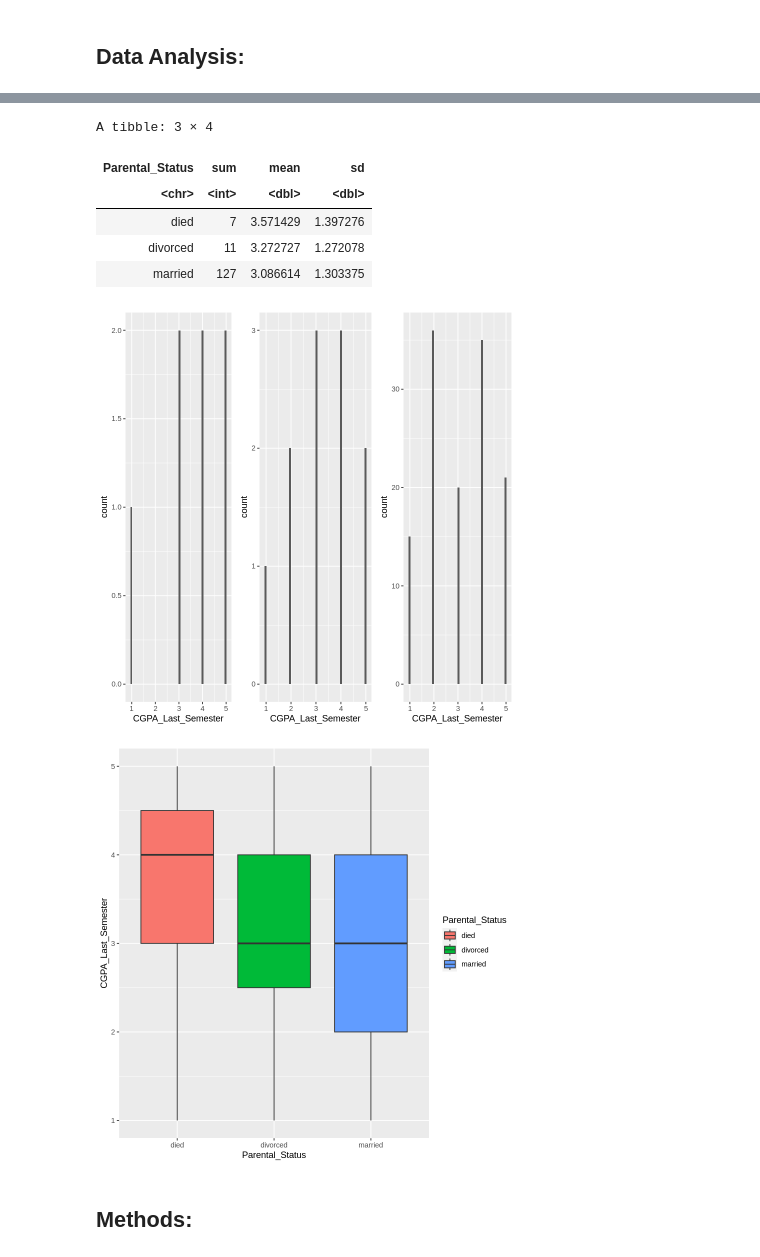
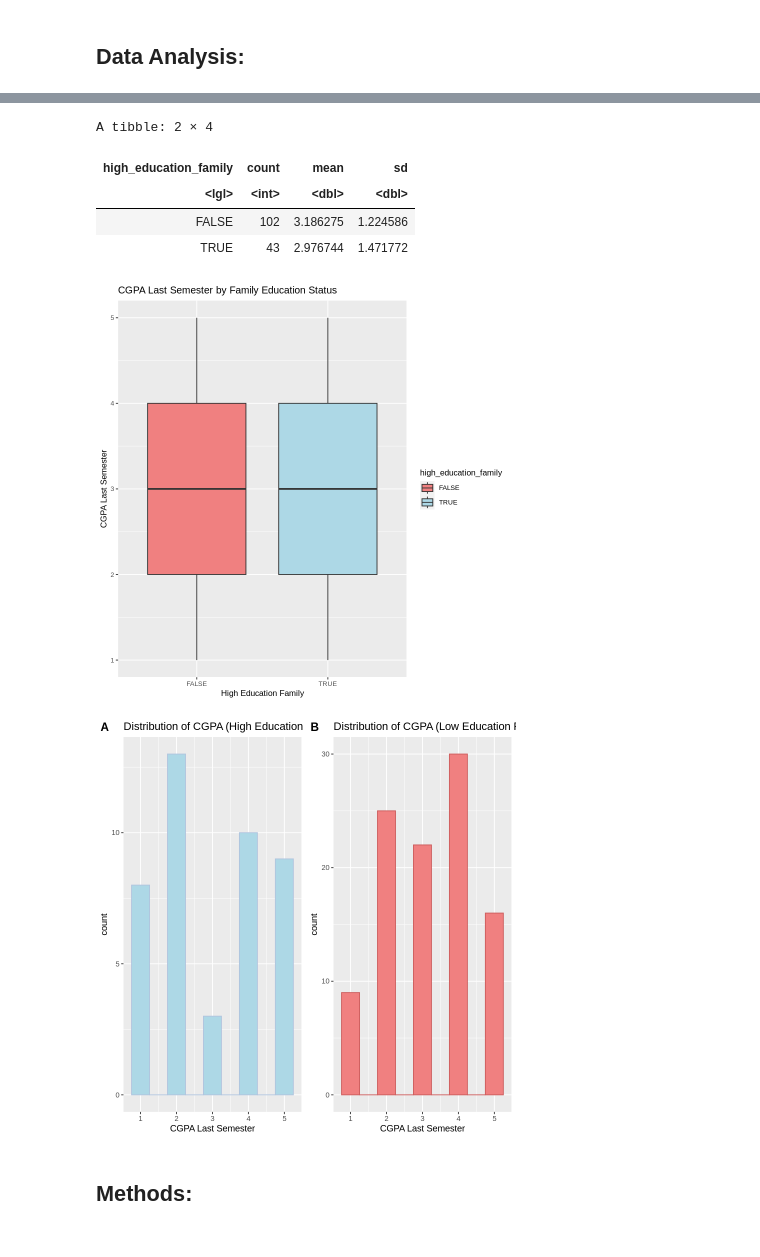
Before and after one commit to DanielHuangjiakang/Academic_Success_and_Parental_Education_Analysis-STAT201Group29, a Jupyter notebook: STAT201_GroupProposal.ipynb, the cells around one changed output, grey strips where cells are left out. Saved outputs shown, nothing was run; the diff lists cells and outputs as text; code cells hidden in the pictures.

```diff
--- a/STAT201_GroupProposal.ipynb
+++ b/STAT201_GroupProposal.ipynb
@@ -38,10 +38,7 @@ Investigating the factors that affect students' academic grades is a crucial are
 # %%
 # Read the CSV file
 student_data <- read_csv("student.csv", col_names = TRUE, show_col_types = FALSE) |>
-    select(Parental_Status, CGPA_Last_Semester, Expected_CGPA_On_Graduation) |>
-    mutate(Parental_Status = ifelse(Parental_Status == 1, "married",
-                             ifelse(Parental_Status == 2, "divorced",
-                             ifelse(Parental_Status == 3, "died", Parental_Status))))
-
+    select(Mothers_Education, Fathers_Education, CGPA_Last_Semester, Expected_CGPA_On_Graduation) |>
+    mutate(high_education_family = if_else(Mothers_Education > 3 | Fathers_Education > 3, TRUE, FALSE))
 head(student_data, 5)
 # %% [output]
@@ -65,50 +60,53 @@ A tibble: 5 × 3
 # %%
-histogram_Died_Parents_CGPA_Last_Semester <-
+# Summary by high education family status
+Summary_Family_Education_CGPA_Last_Semester <-
     student_data |>
-    filter(Parental_Status == "died") |>
+    group_by(high_education_family) |>
+    summarize(count = n(),
+              mean = mean(CGPA_Last_Semester, na.rm = TRUE),
+              sd = sd(CGPA_Last_Semester, na.rm = TRUE))
+
+# Histogram for High Education Family CGPA Last Semester
+histogram_High_Education_CGPA_Last_Semester <-
+    student_data |>
+    filter(high_education_family == TRUE) |>
     ggplot(aes(x = CGPA_Last_Semester)) +
-    geom_histogram(bins = 50)
+    geom_histogram(binwidth = 0.5, fill = "#add8e6", color = "#b0c4de") +
+    labs(x = "CGPA Last Semester", title = "Distribution of CGPA (High Education Families)")
 
-histogram_Married_Parents_CGPA_Last_Semester <-
+# Histogram for Low Education Family CGPA Last Semester
+histogram_Low_Education_CGPA_Last_Semester <-
     student_data |>
-    filter(Parental_Status == "married") |>
+    filter(high_education_family == FALSE) |>
     ggplot(aes(x = CGPA_Last_Semester)) +
-    geom_histogram(bins = 50)
+    geom_histogram(binwidth = 0.5, fill = "#f08080", color = "#cd5c5c") +
+    labs(x = "CGPA Last Semester", title = "Distribution of CGPA (Low Education Families)")
 
-histogram_Divorced_Parents_CGPA_Last_Semester <-
+# Boxplots for Family Education vs CGPA Last Semester
+boxplots_Family_Education_CGPA_Last_Semester <-
     student_data |>
-    filter(Parental_Status == "divorced") |>
-    ggplot(aes(x = CGPA_Last_Semester)) +
-    geom_histogram(bins = 50)
+    ggplot(aes(x = as.factor(high_education_family), y = CGPA_Last_Semester, fill = high_education_family)) +
+    geom_boxplot() +
+    scale_fill_manual(values = c("#f08080", "#add8e6")) +
+    labs(x = "High Education Family", y = "CGPA Last Semester", title = "CGPA Last Semester by Family Education Status")
 
-boxplots_Parental_Status_CGPA_Last_Semester <-
-   student_data |>
-   ggplot(aes(x = Parental_Status, y = CGPA_Last_Semester, fill = Parental_Status)) +
-   geom_boxplot()
-plot_grid <- plot_grid(histogram_Died_Parents_CGPA_Last_Semester,
-                       histogram_Divorced_Parents_CGPA_Last_Semester,
-                       histogram_Married_Parents_CGPA_Last_Semester,
-                       ncol=3)
+# Combine histograms into a grid
+plot_grid <- plot_grid(histogram_High_Education_CGPA_Last_Semester,
+                       histogram_Low_Education_CGPA_Last_Semester,
+                       labels = "AUTO", ncol = 2, align = 'h')
 
-Summarize_Parental_Status_CGPA_Last_Semester <-
-    student_data |>
-    group_by(Parental_Status) |>
-    summarize(sum = n(),
-             mean = mean(CGPA_Last_Semester),
-             sd = sd(CGPA_Last_Semester))
-
-Summarize_Parental_Status_CGPA_Last_Semester
+# Print summary, boxplots, and the combined grid of histograms
+Summary_Family_Education_CGPA_Last_Semester
+boxplots_Family_Education_CGPA_Last_Semester
 plot_grid
-boxplots_Parental_Status_CGPA_Last_Semester
 # %% [output]
-A tibble: 3 × 4
+A tibble: 2 × 4
-| Parental_Status | sum | mean | sd |
-| <chr> | <int> | <dbl> | <dbl> |
-| died | 7 | 3.571429 | 1.397276 |
-| divorced | 11 | 3.272727 | 1.272078 |
-| married | 127 | 3.086614 | 1.303375 |
+| high_education_family | count | mean | sd |
+| <lgl> | <int> | <dbl> | <dbl> |
+| FALSE | 102 | 3.186275 | 1.224586 |
+| TRUE | 43 | 2.976744 | 1.471772 |
-[figure, old version]
+[figure, new version]
-[figure, old version]
+[figure, new version]
 # %% [markdown]
 ## Methods:
 # %% [markdown]
```
Also changed, not shown: parts of 3 cells of this notebook.
